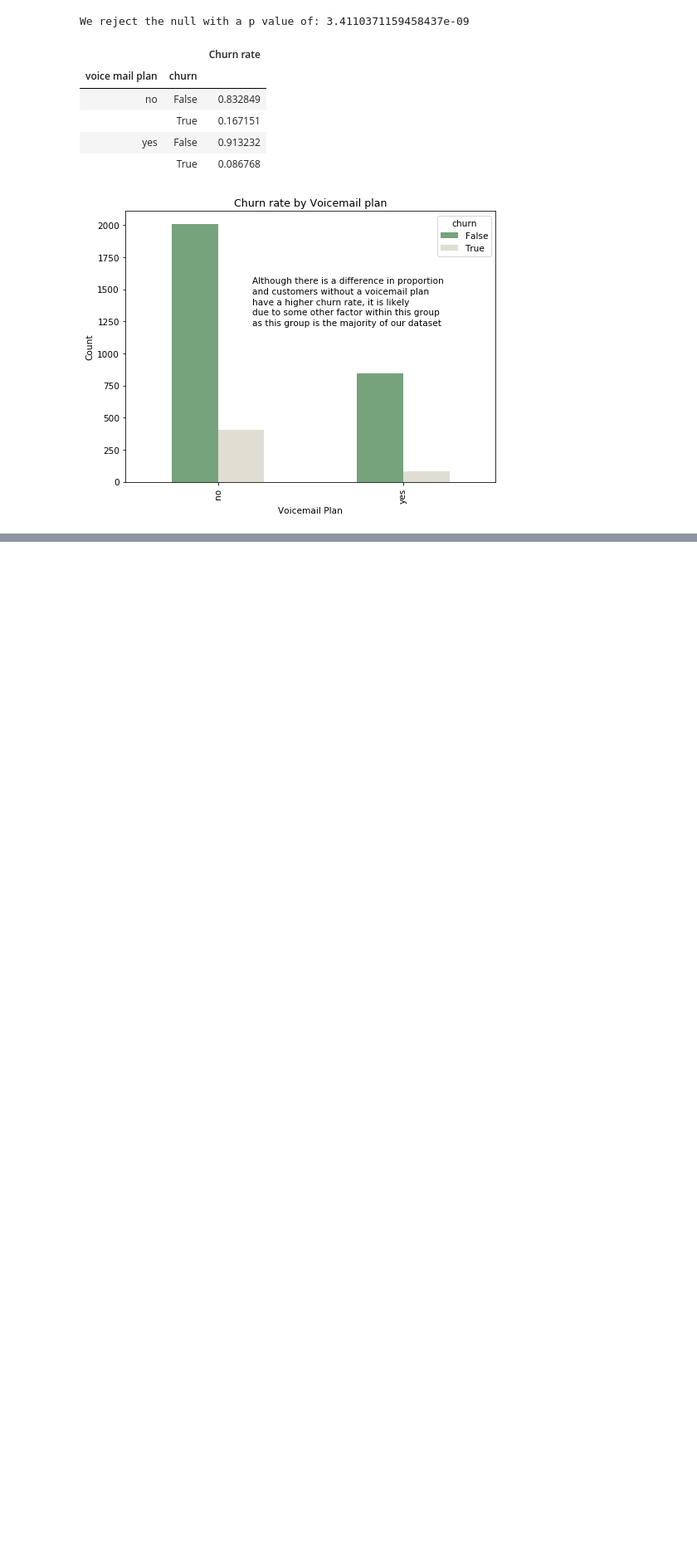
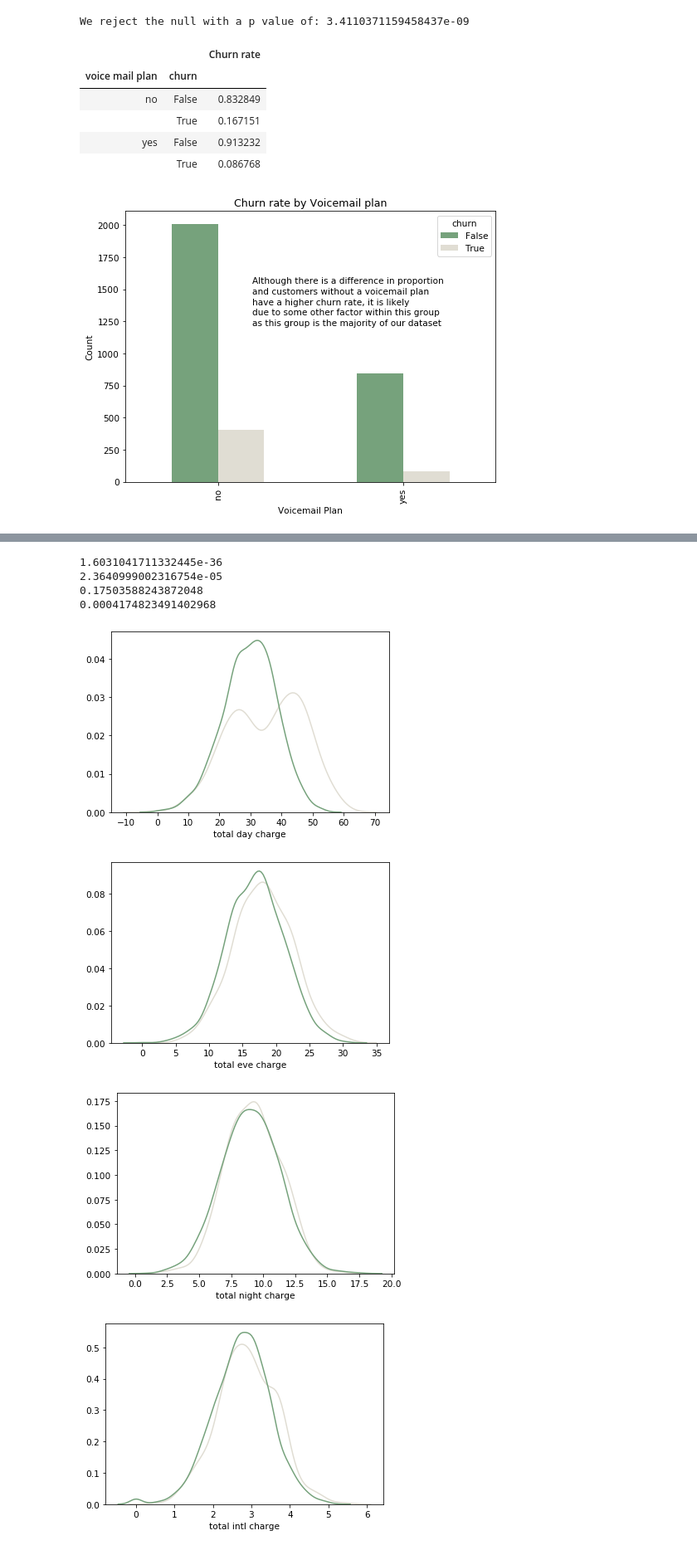
Before and after one commit to LeDorean/churn_analysis, a Jupyter notebook: notebooks/exploratory.ipynb, the cells around one changed output, grey strips where cells are left out. Shown: that part at 83% size. Saved outputs shown, nothing was run; the diff lists cells and outputs as text; code cells hidden in the pictures; blank space fills up the shorter version.

```diff
--- a/notebooks/exploratory.ipynb
+++ b/notebooks/exploratory.ipynb
@@ -215,0 +264,16 @@ plt.rcParams.update({'font.size': 10.5})
+# %%
+charge_types = ['total day charge','total eve charge','total night charge','total intl charge']
+for charge in charge_types:
+    plt.figure()
+    print(ks_2samp(df[df['churn']][charge],df[~df['churn']][charge])[1])
+    sns.distplot(df[df['churn']][charge],hist=False,color='#e0ddd3')
+    sns.distplot(df[~df['churn']][charge],hist=False,color='#76a27c')
+# %% [output]
+1.6031041711332445e-36
+2.3640999002316754e-05
+0.17503588243872048
+0.0004174823491402968
+[figure, added]
+[figure, added]
+[figure, added]
+[figure, added]
```
Also changed, not shown: parts of 9 cells of this notebook.
